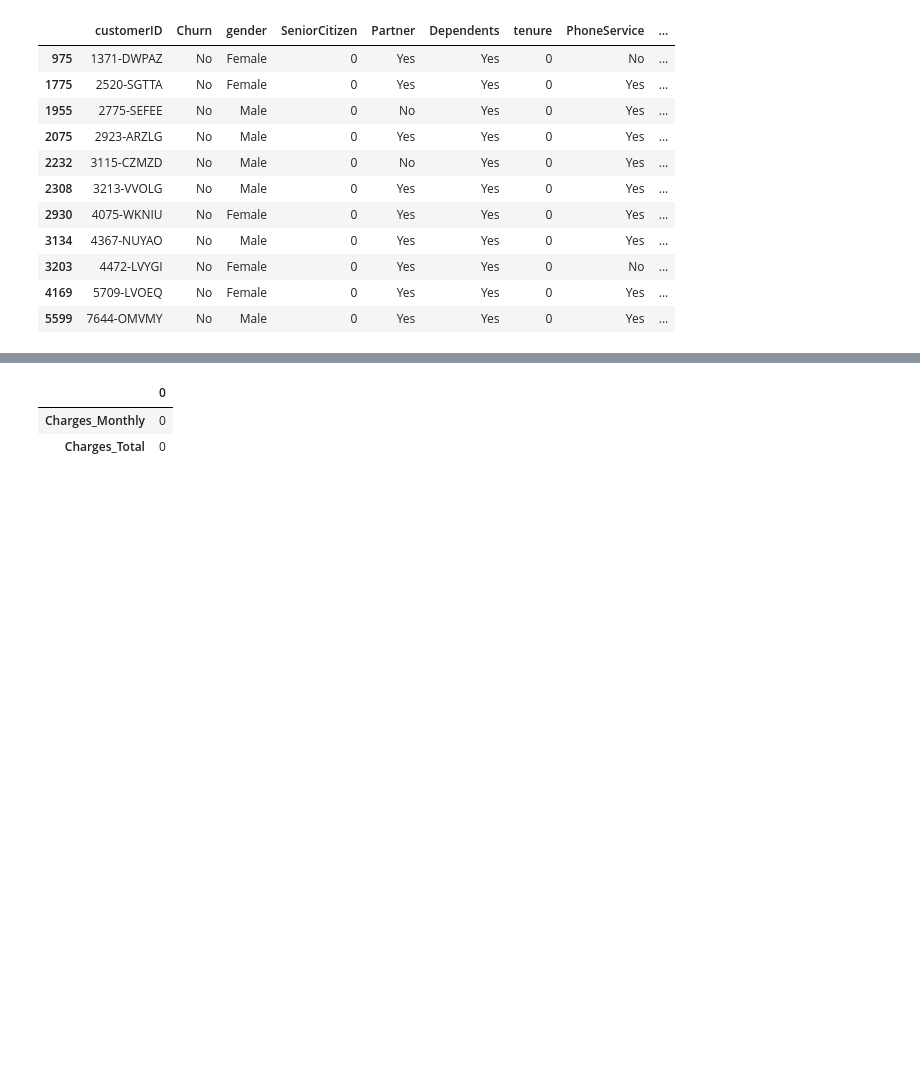
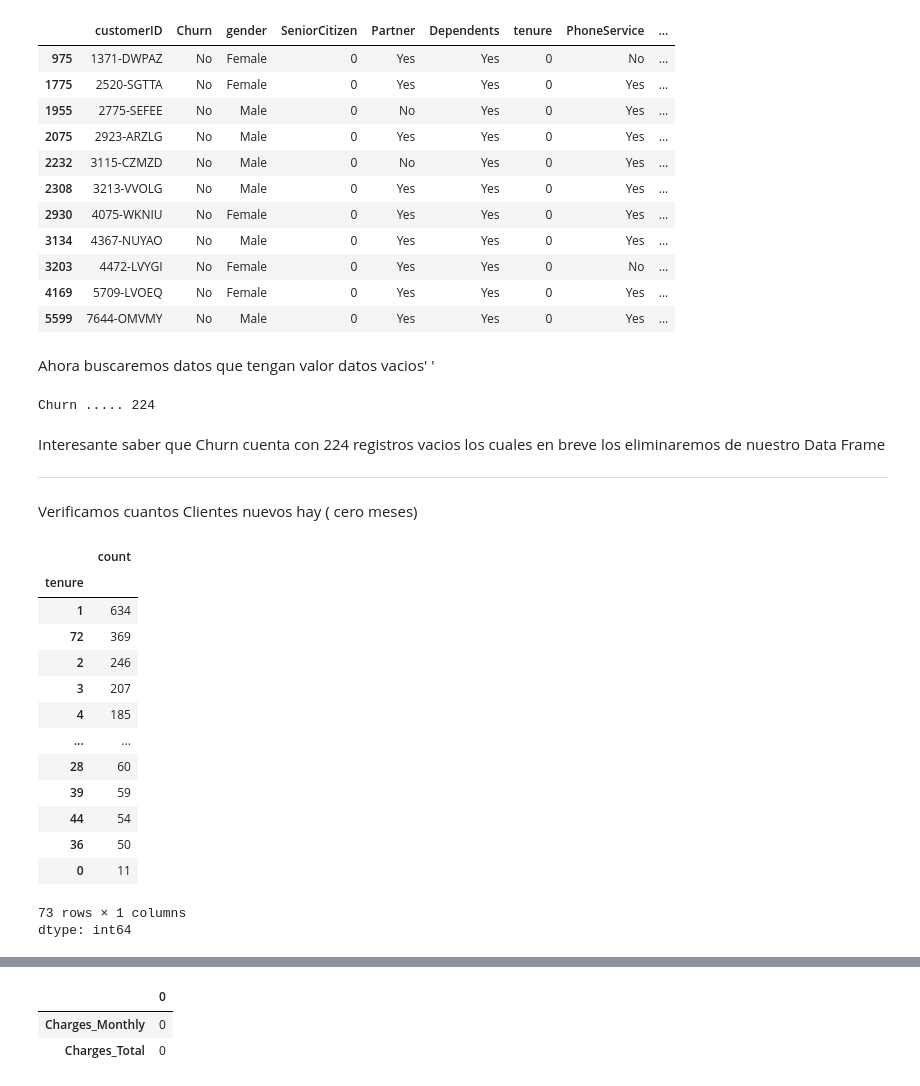
Before and after one commit to jorgevillegazz/Challange-Telecom-X, a Jupyter notebook: TelecomX_LATAM_de_George.ipynb, the cells around one changed output, grey strips where cells are left out. Cells and saved outputs as stored; diff of their text form; code cells hidden in the pictures; blank space fills up the shorter version.

```diff
--- a/TelecomX_LATAM_de_George.ipynb
+++ b/TelecomX_LATAM_de_George.ipynb
@@ -262,3 +261,36 @@ df_normalizado[df_normalizado['Charges_Total'].isna()]
 | 3203 | 4472-LVYGI | No | Female | 0 | Yes | Yes | 0 | No | ... |
 | 4169 | 5709-LVOEQ | No | Female | 0 | Yes | Yes | 0 | Yes | ... |
 | 5599 | 7644-OMVMY | No | Male | 0 | Yes | Yes | 0 | Yes | ... |
+# %% [markdown]
+Ahora  buscaremos  datos  que tengan valor datos vacios' '
+# %%
+# CREAMOS un ciclo for para detectar datos vacios en cada  columna
+for nombre in df_normalizado.columns:
+    nulos=(df_normalizado[nombre]=='').sum()
+    if nulos > 0:
+      print(f"\033[1m{nombre}\033[0m",'.....',nulos)
+# %% [output]
+Churn ..... 224
+# %% [markdown]
+Interesante saber que Churn cuenta  con 224 registros vacios los cuales en breve los eliminaremos de nuestro Data Frame
+***
+# %% [markdown]
+Verificamos cuantos Clientes nuevos hay ( cero meses)
+# %%
+df_normalizado.tenure.value_counts()
+# %% [output]
+|  | count |
+| tenure |  |
+| 1 | 634 |
+| 72 | 369 |
+| 2 | 246 |
+| 3 | 207 |
+| 4 | 185 |
+| ... | ... |
+| 28 | 60 |
+| 39 | 59 |
+| 44 | 54 |
+| 36 | 50 |
+| 0 | 11 |
+73 rows × 1 columns
+dtype: int64
```
Also changed, not shown: parts of 38 cells of this notebook.
